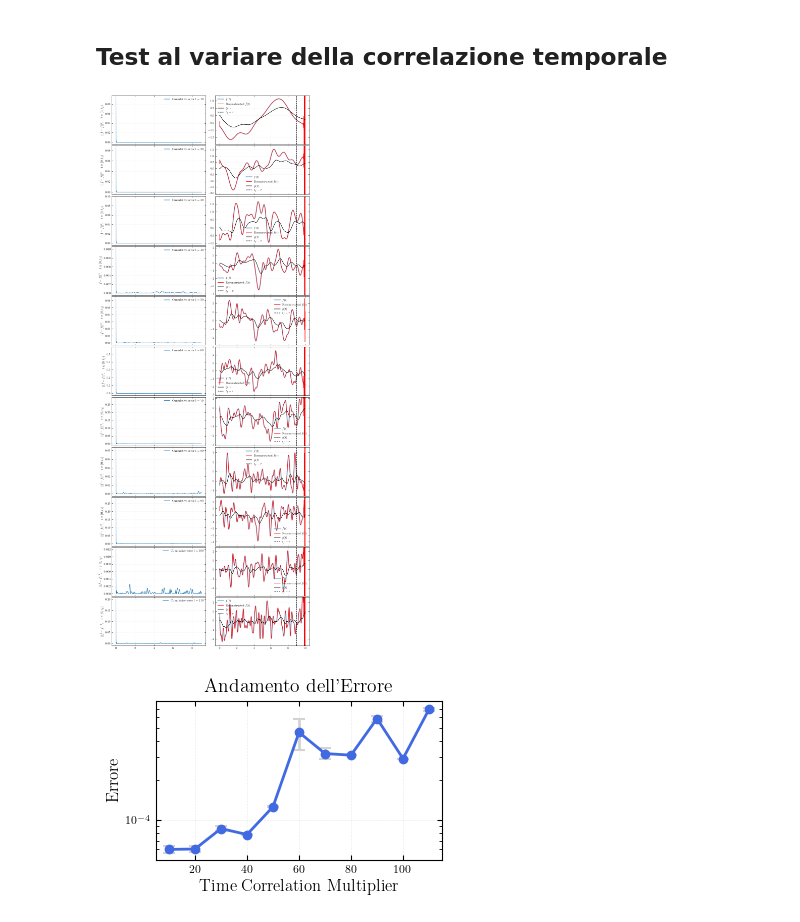
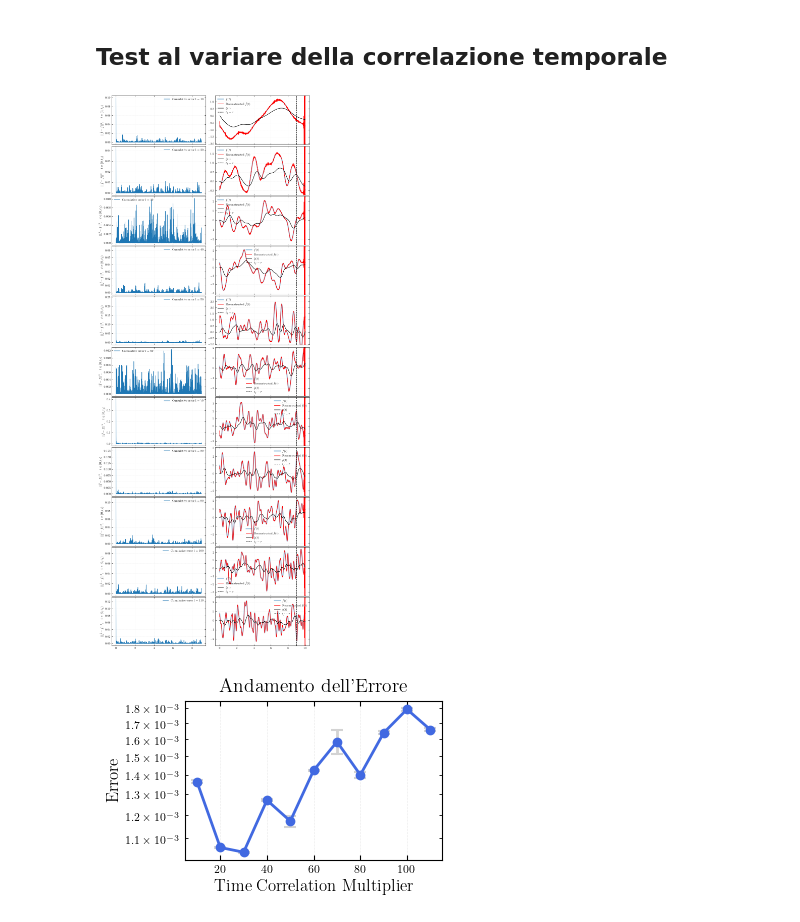
Before and after one commit to Sparisi01/RPM_implementation, a Jupyter notebook: test_tikhonov.ipynb, the cells around one changed output. Saved outputs shown, nothing was run; the diff lists cells and outputs as text; code cells hidden in the pictures.

```diff
--- a/test_tikhonov.ipynb
+++ b/test_tikhonov.ipynb
@@ -73,7 +73,7 @@ plt.show()
 # %% [markdown]
 ## Test al variare della correlazione temporale
 # %%
-f_generator = fg.FunctionsGenerator(solver.t_array, l=1)
+f_generator = FunctionsGenerator(solver.t_array, l=1)
 
 tau, n_eff = solver.diffusion_time()
 loss_array = np.zeros(solver.nt-n_eff)
@@ -93,37 +93,37 @@ for time_correlation_multiplier in time_correlation_multiplier_array:
     f_generator.l = solver.Tf/time_correlation_multiplier
     f = f_generator.generate_from_white_noise()
 
-    g_target = solver.solve_from_impulse_response(f, impulse_response)
+    g_target = solver.solve_from_impulse_response(f, impulse_response) + np.random.uniform(low=0, high=1,size=solver.nt)*0.001
 
-    f_reconstructed = th.regularize_closed_form(g_target)
+    f_reconstructed = th.regularize_closed_form(g_target, lambda_reg=0)
     #f_reconstructed = th.regularize_impulse_response(g_target)
 
     for n in range(solver.nt-n_eff):
         loss_array[n] = (f[n] - f_reconstructed[n])**2
 
     axes[i][0].plot(solver.t_array[:-n_eff], loss_array, label=f"Cumulative error l = {time_correlation_multiplier}")
     axes[i][0].set_ylabel(r"$||\hat{f} - f||^2, \hspace{1em} t \in [0,t_f)$")
     axes[i][0].legend()
 
     axes[i][0].grid()
 
     axes[i][1].plot(solver.t_array, f, label=r"$f(t)$", lw=3, alpha=0.4)
     axes[i][1].plot(solver.t_array, f_reconstructed, label=r"Reconstructed $\hat{f}(t)$", c="r")
     axes[i][1].plot(solver.t_array, g_target, label=r"$\hat{g}(t)$", c="k")
 
     axes[i][1].axvline(solver.Tf-tau, c= "k", ls="--", label=r"$t_f - \tau$")
     axes[i][1].set_ylim([np.min(f_reconstructed[:-n_eff])*1.2, np.max(f_reconstructed[:-n_eff])*1.2])
     axes[i][1].legend()
     axes[i][1].grid()
 
     errors_array_mean[i] = np.mean(loss_array)
     errors_array_var[i] = np.var(loss_array)
 
     i = i + 1
 
 plt.show()
 # %% [output]
-[figure, old version]
+[figure, new version]
 # %%
 
 plt.errorbar(
@@ -148,4 +148,4 @@ plt.ylabel('Errore', fontsize=12)
 plt.title('Andamento dell’Errore', fontsize=14)
 plt.show()
 # %% [output]
-[figure, old version]
+[figure, new version]
```
Also changed, not shown: 3 other files.
